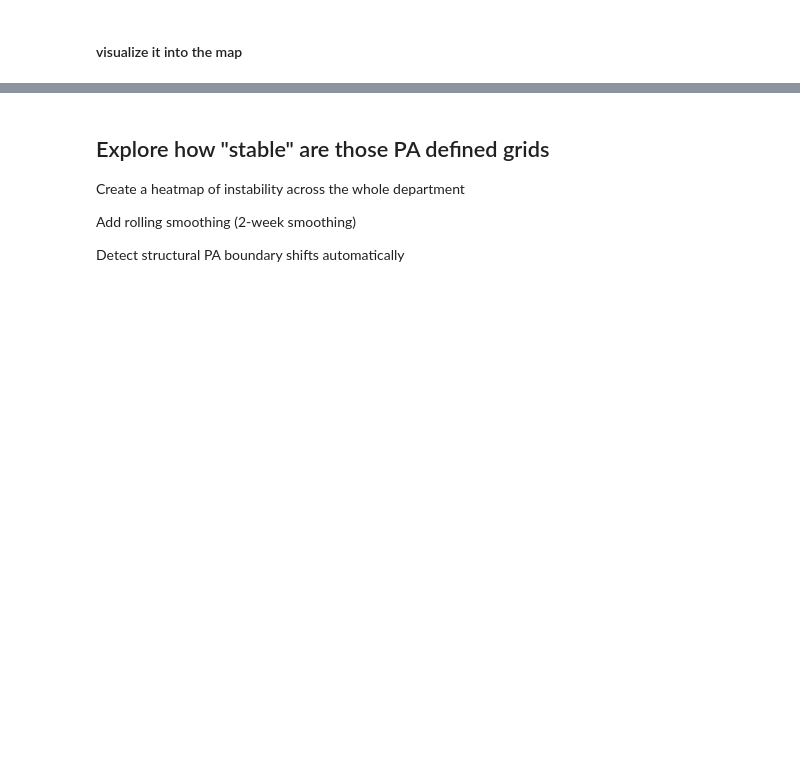
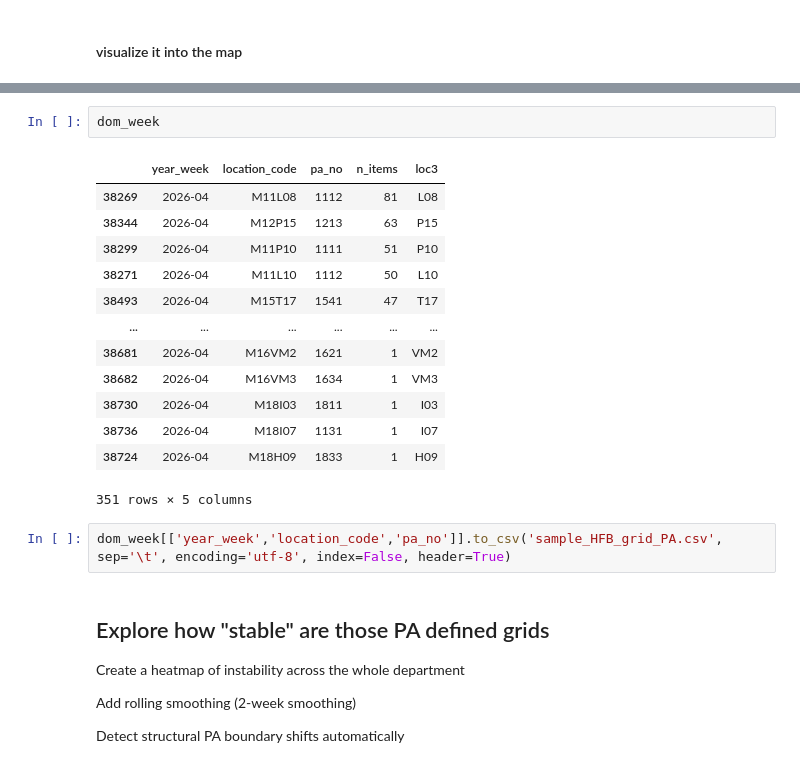
Before and after one commit to slovecchio/pmp_analysis_repo, a Jupyter notebook: Analysis_Feb_26/PA_Kompass_investigation.ipynb, the cells around one changed output, grey strips where cells are left out. Saved outputs shown, nothing was run; the diff lists cells and outputs as text; blank space fills up the shorter version.

```diff
--- a/Analysis_Feb_26/PA_Kompass_investigation.ipynb
+++ b/Analysis_Feb_26/PA_Kompass_investigation.ipynb
@@ -351,6 +333,24 @@ folium.LayerControl().add_to(m)
 m
 # %% [output]
 [interactive output not drawn]
+# %%
+dom_week
+# %% [output]
+|  | year_week | location_code | pa_no | n_items | loc3 |
+| 38269 | 2026-04 | M11L08 | 1112 | 81 | L08 |
+| 38344 | 2026-04 | M12P15 | 1213 | 63 | P15 |
+| 38299 | 2026-04 | M11P10 | 1111 | 51 | P10 |
+| 38271 | 2026-04 | M11L10 | 1112 | 50 | L10 |
+| 38493 | 2026-04 | M15T17 | 1541 | 47 | T17 |
+| ... | ... | ... | ... | ... | ... |
+| 38681 | 2026-04 | M16VM2 | 1621 | 1 | VM2 |
+| 38682 | 2026-04 | M16VM3 | 1634 | 1 | VM3 |
+| 38730 | 2026-04 | M18I03 | 1811 | 1 | I03 |
+| 38736 | 2026-04 | M18I07 | 1131 | 1 | I07 |
+| 38724 | 2026-04 | M18H09 | 1833 | 1 | H09 |
+351 rows × 5 columns
+# %%
+dom_week[['year_week','location_code','pa_no']].to_csv('sample_HFB_grid_PA.csv', sep='\t', encoding='utf-8', index=False, header=True)
 # %% [markdown]
 ## Explore how "stable" are those PA defined grids
 
```
Also changed, not shown: parts of 4 cells of this notebook, 1 other file.
